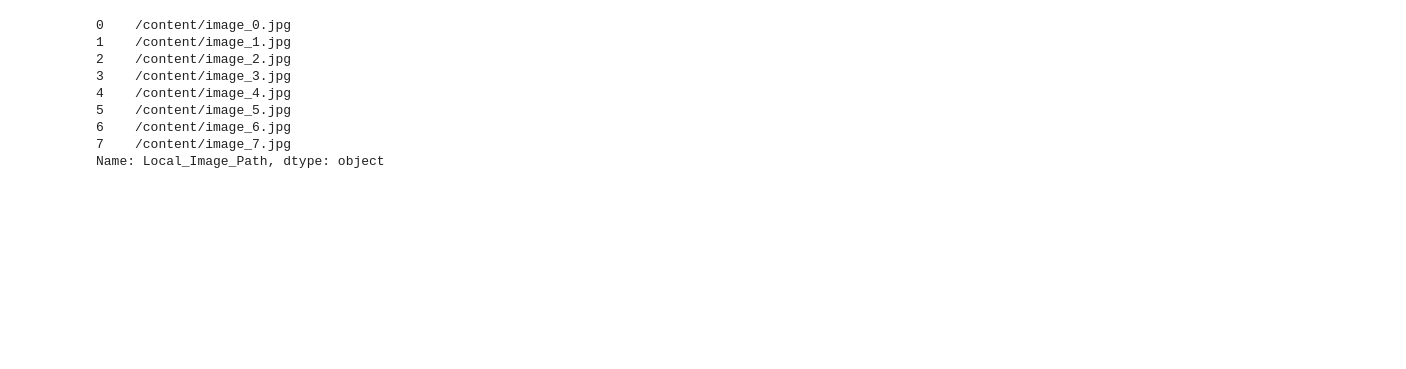
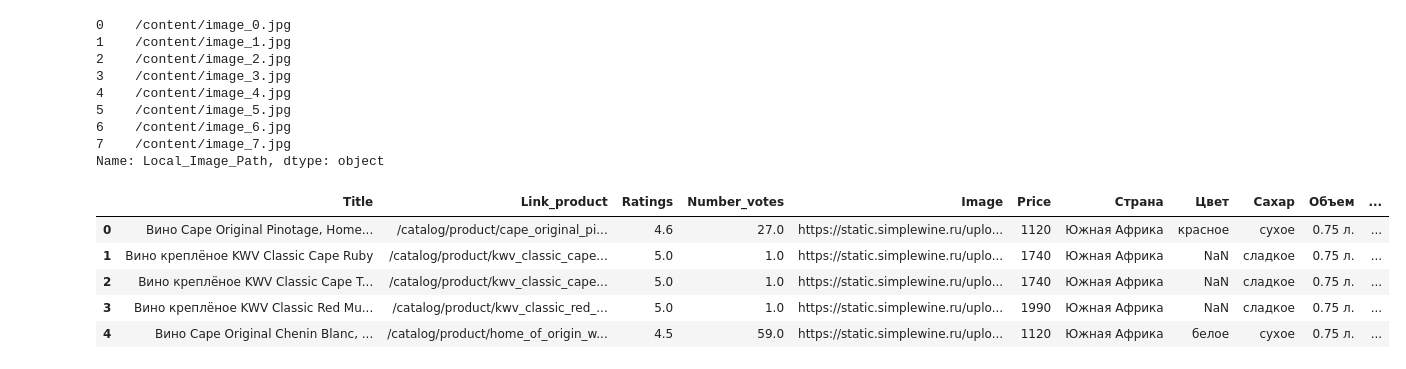
Before and after one commit to SergeyHSE/MarketingResearch.github.io, a Jupyter notebook: Preprocessing.ipynb, the cells around one changed output. Saved outputs shown, nothing was run; the diff lists cells and outputs as text; code cells hidden in the pictures; blank space fills up the shorter version.

```diff
--- a/Preprocessing.ipynb
+++ b/Preprocessing.ipynb
@@ -128,3 +128,12 @@ data_KB['Local_Image_Path']
 6    /content/image_6.jpg
 7    /content/image_7.jpg
 Name: Local_Image_Path, dtype: object
+# %%
+data_SimpleWine.head()
+# %% [output]
+|  | Title | Link_product | Ratings | Number_votes | Image | Price | Страна | Цвет | Сахар | Объем | ... |
+| 0 | Вино Cape Original Pinotage, Home... | /catalog/product/cape_original_pi... | 4.6 | 27.0 | https://static.simplewine.ru/uplo... | 1120 | Южная Африка | красное | сухое | 0.75 л. | ... |
+| 1 | Вино креплёное KWV Classic Cape Ruby | /catalog/product/kwv_classic_cape... | 5.0 | 1.0 | https://static.simplewine.ru/uplo... | 1740 | Южная Африка | NaN | сладкое | 0.75 л. | ... |
+| 2 | Вино креплёное KWV Classic Cape T... | /catalog/product/kwv_classic_cape... | 5.0 | 1.0 | https://static.simplewine.ru/uplo... | 1740 | Южная Африка | NaN | сладкое | 0.75 л. | ... |
+| 3 | Вино креплёное KWV Classic Red Mu... | /catalog/product/kwv_classic_red_... | 5.0 | 1.0 | https://static.simplewine.ru/uplo... | 1990 | Южная Африка | NaN | сладкое | 0.75 л. | ... |
+| 4 | Вино Cape Original Chenin Blanc, ... | /catalog/product/home_of_origin_w... | 4.5 | 59.0 | https://static.simplewine.ru/uplo... | 1120 | Южная Африка | белое | сухое | 0.75 л. | ... |
```
Also changed, not shown: parts of 8 cells of this notebook.
